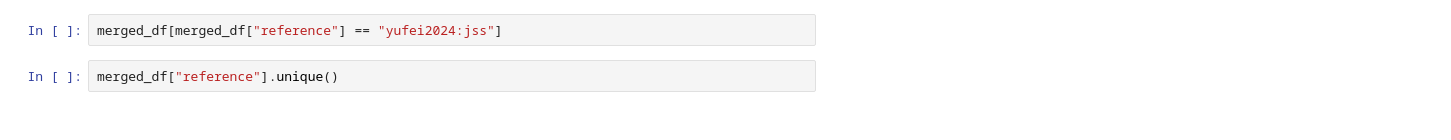
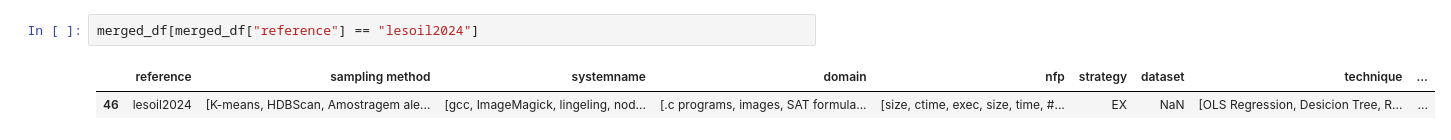
Before and after one commit to PedroVerardo/AutoSLR, a Jupyter notebook: analysis/extract_data.ipynb, the cells around one changed output. Saved outputs shown, nothing was run; the diff lists cells and outputs as text.

```diff
--- a/analysis/extract_data.ipynb
+++ b/analysis/extract_data.ipynb
@@ -54,4 +69,5 @@ merged_df
 # %%
-merged_df[merged_df["reference"] == "yufei2024:jss"]
+merged_df[merged_df["reference"] == "lesoil2024"]
+# %% [output]
+|  | reference | sampling method | systemname | domain | nfp | strategy | dataset | technique | ... |
+| 46 | lesoil2024 | [K-means, HDBScan, Amostragem ale... | [gcc, ImageMagick, lingeling, nod... | [.c programs, images, SAT formula... | [size, ctime, exec, size, time, #... | EX | NaN | [OLS Regression, Desicion Tree, R... | ... |
-# %%
-merged_df["reference"].unique()
```
Also changed, not shown: parts of 19 cells of this notebook, 11 other files.
